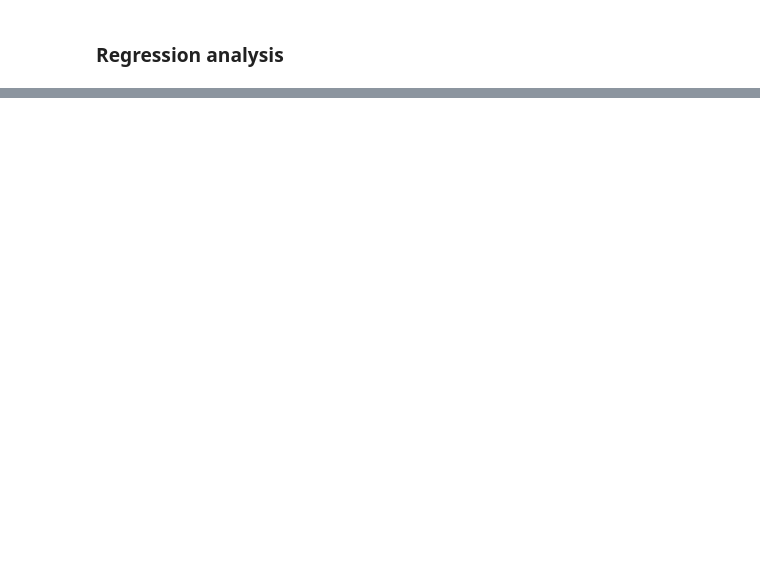
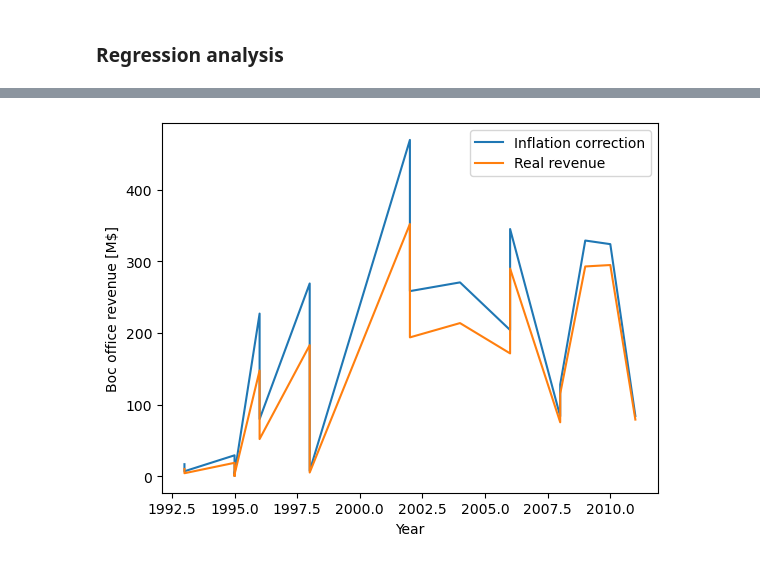
Before and after one commit to louisleger/ada-final-project, a Jupyter notebook: Project.ipynb, the cells around one changed output, grey strips where cells are left out. Drawn from its saved outputs; the diff is of its cells as text; code cells hidden in the pictures; blank space fills up the shorter version.

```diff
--- a/Project.ipynb
+++ b/Project.ipynb
@@ -263,0 +260,7 @@ nc.head()
+# %%
+#take inflation into account
+#https://liberalarts.oregonstate.edu/spp/polisci/faculty-staff/robert-sahr/inflation-conversion-factors-years-1774-estimated-2024-dollars-recent-years/individual-year-conversion-factor-table-0
+cf = pd.read_csv('inflation_correction.csv')
+cf.query('Year > 1969', inplace=True)
+cf.reset_index(drop=True, inplace=True)
+#cf['Year'] = pd.to_datetime(pd.Series(cf.Year)).dt.year #convert to datetime format
@@ -263,0 +274,14 @@ nc.head()
+# %%
+#function to compute inflation for a certain year
+def infl(year):
+    inf = cf['CF'][cf['Year'] == year]
+    return inf
+# %%
+#compute inflation for dataframe rows and add column
+infl_corr = np.zeros(len(nc))
+for i in range(len(nc)):
+    infl_corr[i] = infl(nc['Movie_release_date'][i])
+nc['CF'] = infl_corr
+# %%
+#add inflation corrected box office revenue
+nc['inflation_revenue'] = nc['Movie_box_office_revenue']/nc['CF']
@@ -263,0 +296,10 @@ nc.head()
+# %%
+#compare the new revenues
+plt.plot(nc.Movie_release_date, nc.inflation_revenue/1e6, label='Inflation correction')
+plt.plot(nc.Movie_release_date, nc.Movie_box_office_revenue/1e6, label='Real revenue')
+plt.legend()
+plt.xlabel('Year')
+plt.ylabel('Boc office revenue [M$]')
+plt.show()
+# %% [output]
+[figure, added]
```
Also changed, not shown: parts of 23 cells of this notebook, 1 other file.
